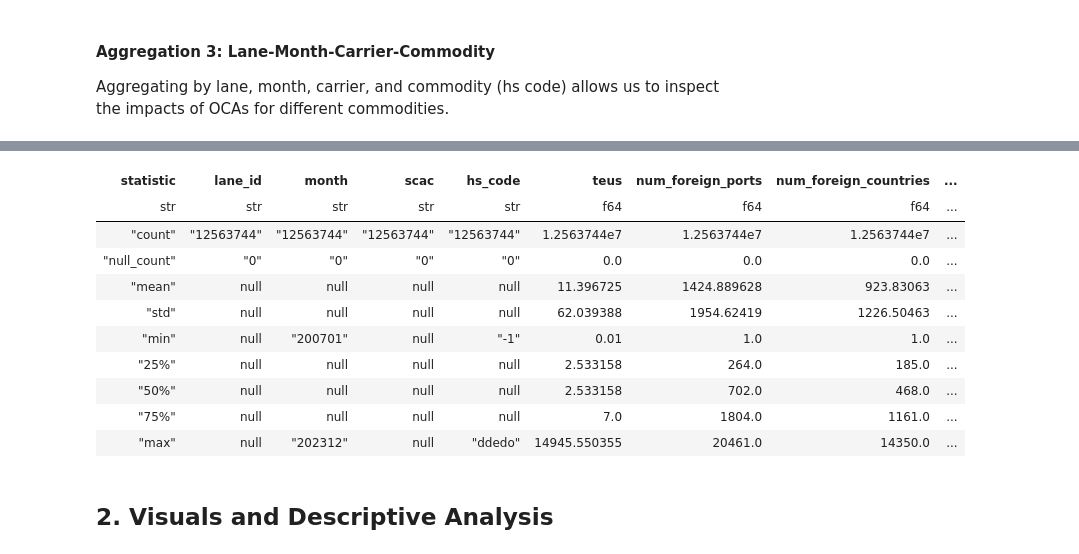
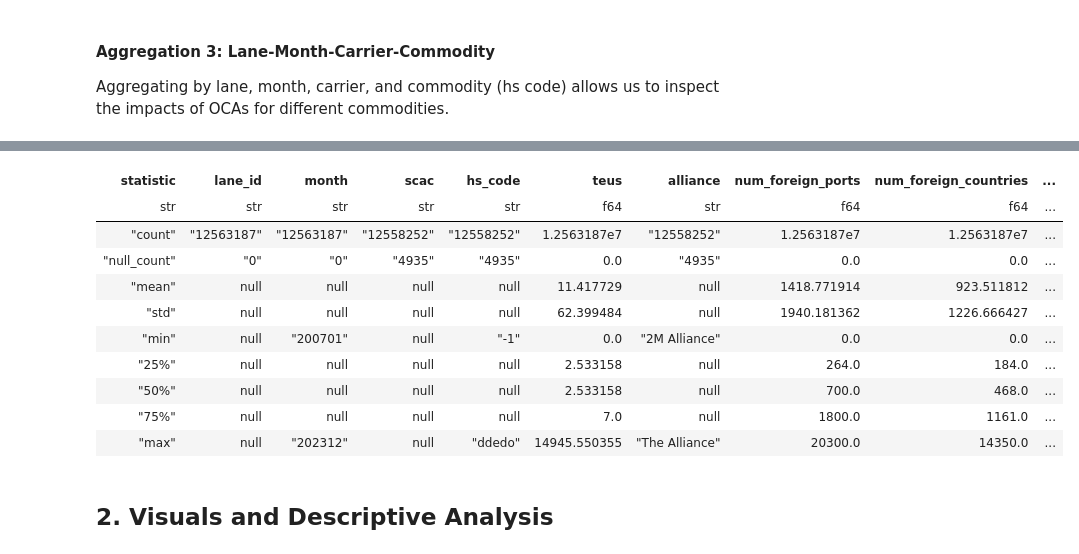
Before and after one commit to epistemetrica/Ocean-Carrier-Alliances-Project, a Jupyter notebook: analysis/oca_analyze_usda.ipynb, the cells around one changed output, grey strips where cells are left out. Drawn from its saved outputs; the diff is of its cells as text; code cells hidden in the pictures.

```diff
--- a/analysis/oca_analyze_usda.ipynb
+++ b/analysis/oca_analyze_usda.ipynb
@@ -235,3 +240,19 @@ long_lf = explode_hscodes(main_lf)
+# %%
+#construct dataframe of all lanes over all months
+
+#get unique lanes
+lanes_df = main_lf.select('lane_id').unique().collect()
+#create df of all months
+all_months_df = pl.DataFrame(
+    pl.date_range(date(2007,1,1), date(2023,12,1), interval='1mo', eager=True)
+    .dt.strftime('%Y%m'),
+    schema={'month':pl.Utf8}
+    )
+#cross join to create full set of unique pairs
+all_lanes_months_df = (
+    lanes_df
+    .join(all_months_df, how='cross')
+)
 # %% [markdown]
 
 #### Aggregation 1: Lane-Month
@@ -446,6 +543,7 @@ lane_month_carrier_hs_lf = (
     .group_by('lane_id', 'month', 'scac', 'hs_code')
     .agg(
         teus = pl.col('teus').sum(),
+        alliance = pl.col('alliance').first(),
         num_foreign_ports = pl.col('num_foreign_ports').first(),
         num_foreign_countries = pl.col('num_foreign_countries').first(),
         num_foreign_regions = pl.col('num_foreign_regions').first()
@@ -453,14 +551,19 @@ lane_month_carrier_hs_lf = (
     )
     #get market share of each carrier for the lane and month
     .with_columns(
-        ms_carrier = ((pl.col('teus')/
-                      (pl.col('teus').sum().over('lane_id', 'month'))))
+        #overall market share
+        ms_carrier = ((pl.col('teus').sum().over('lane_id', 'month', 'scac')/
+                      (pl.col('teus').sum().over('lane_id', 'month')))),
+        #get market share per hs code
+        ms_carrier_hs = ((pl.col('teus')/ #note teu is already summed over lane, month, scac, and hs code
+                      (pl.col('teus').sum().over('lane_id', 'month', 'hs_code'))))
     )
     .with_columns(
         #number of carriers active on the lane
         num_carriers = pl.col('scac').unique().count().over('lane_id', 'month'),
-        #hhi
-        hhi_lane = (pl.col('ms_carrier')**2).sum().over('lane_id', 'month'),
+        #hhi per hs code
+        hhi_lane_hs = ((pl.col('ms_carrier_hs')**2).sum()
+                       .over('lane_id', 'month', 'hs_code')),
         #destination data
         num_foreign_ports = pl.col('num_foreign_ports').sum()
         .over('lane_id', 'month', 'scac'),
@@ -499,7 +602,18 @@ lane_carrier_cap_lf = (
     )
 )
 
-#merge vessel capacities into lane-month lf
+#merge lane-month hhi into lane-month-carrier-hs lf
+lane_month_carrier_hs_lf = (
+    lane_month_carrier_hs_lf
+    .join(
+        lane_month_lf.select('lane_id', 'month', 'hhi_lane'),
+        on=['lane_id', 'month'],
+        how='left'
+    )
+)
+
+
+#merge vessel capacities into lane-month-carrier-hs lf
 lane_month_carrier_hs_lf = (
     lane_month_carrier_hs_lf
     .join(
@@ -509,6 +623,39 @@ lane_month_carrier_hs_lf = (
     )
 )
 
+#merge rates
+lane_month_carrier_hs_lf = (
+    lane_month_carrier_hs_lf
+    .join(
+        rates_lf,
+        on=['lane_id', 'month'],
+        how='left'
+    )
+)
+
+#coerse frame to include all possible months
+lane_month_carrier_hs_lf = (
+    all_lanes_months_df.lazy()
+    .join(
+        lane_month_carrier_hs_lf,
+        on=['lane_id', 'month'],
+        how='left'
+    )
+    #fill nulls
+    .with_columns(
+        pl.col('teus').fill_null(0),
+        pl.col('num_vessels').fill_null(0),
+        pl.col('num_carriers').fill_null(0),
+        pl.col('num_foreign_ports').fill_null(0),
+        pl.col('num_foreign_countries').fill_null(0),
+        pl.col('num_foreign_regions').fill_null(0),
+        pl.col('carrier_lane_capacity').fill_null(0)
+    )
+)
+
+#save to csv
+lane_month_carrier_hs_lf.collect().write_csv('../data/usda_aggregations/lane_month_carrier_hs.csv')
+
 display(lane_month_carrier_hs_lf.limit(5).collect())
 lane_month_carrier_hs_lf.describe()
 # %% [output]
@@ -524,14 +671,14 @@ shape: (9, 14)
-| statistic | lane_id | month | scac | hs_code | teus | num_foreign_ports | num_foreign_countries | ... |
-| str | str | str | str | str | f64 | f64 | f64 | ... |
-| "count" | "12563744" | "12563744" | "12563744" | "12563744" | 1.2563744e7 | 1.2563744e7 | 1.2563744e7 | ... |
-| "null_count" | "0" | "0" | "0" | "0" | 0.0 | 0.0 | 0.0 | ... |
-| "mean" | null | null | null | null | 11.396725 | 1424.889628 | 923.83063 | ... |
-| "std" | null | null | null | null | 62.039388 | 1954.62419 | 1226.50463 | ... |
-| "min" | null | "200701" | null | "-1" | 0.01 | 1.0 | 1.0 | ... |
-| "25%" | null | null | null | null | 2.533158 | 264.0 | 185.0 | ... |
-| "50%" | null | null | null | null | 2.533158 | 702.0 | 468.0 | ... |
-| "75%" | null | null | null | null | 7.0 | 1804.0 | 1161.0 | ... |
-| "max" | null | "202312" | null | "ddedo" | 14945.550355 | 20461.0 | 14350.0 | ... |
+| statistic | lane_id | month | scac | hs_code | teus | alliance | num_foreign_ports | num_foreign_countries | ... |
+| str | str | str | str | str | f64 | str | f64 | f64 | ... |
+| "count" | "12563187" | "12563187" | "12558252" | "12558252" | 1.2563187e7 | "12558252" | 1.2563187e7 | 1.2563187e7 | ... |
+| "null_count" | "0" | "0" | "4935" | "4935" | 0.0 | "4935" | 0.0 | 0.0 | ... |
+| "mean" | null | null | null | null | 11.417729 | null | 1418.771914 | 923.511812 | ... |
+| "std" | null | null | null | null | 62.399484 | null | 1940.181362 | 1226.666427 | ... |
+| "min" | null | "200701" | null | "-1" | 0.0 | "2M Alliance" | 0.0 | 0.0 | ... |
+| "25%" | null | null | null | null | 2.533158 | null | 264.0 | 184.0 | ... |
+| "50%" | null | null | null | null | 2.533158 | null | 700.0 | 468.0 | ... |
+| "75%" | null | null | null | null | 7.0 | null | 1800.0 | 1161.0 | ... |
+| "max" | null | "202312" | null | "ddedo" | 14945.550355 | "The Alliance" | 20300.0 | 14350.0 | ... |
 # %% [markdown]
 ## 2. Visuals and Descriptive Analysis
 # %%
```
Also changed, not shown: parts of 7 cells of this notebook.
